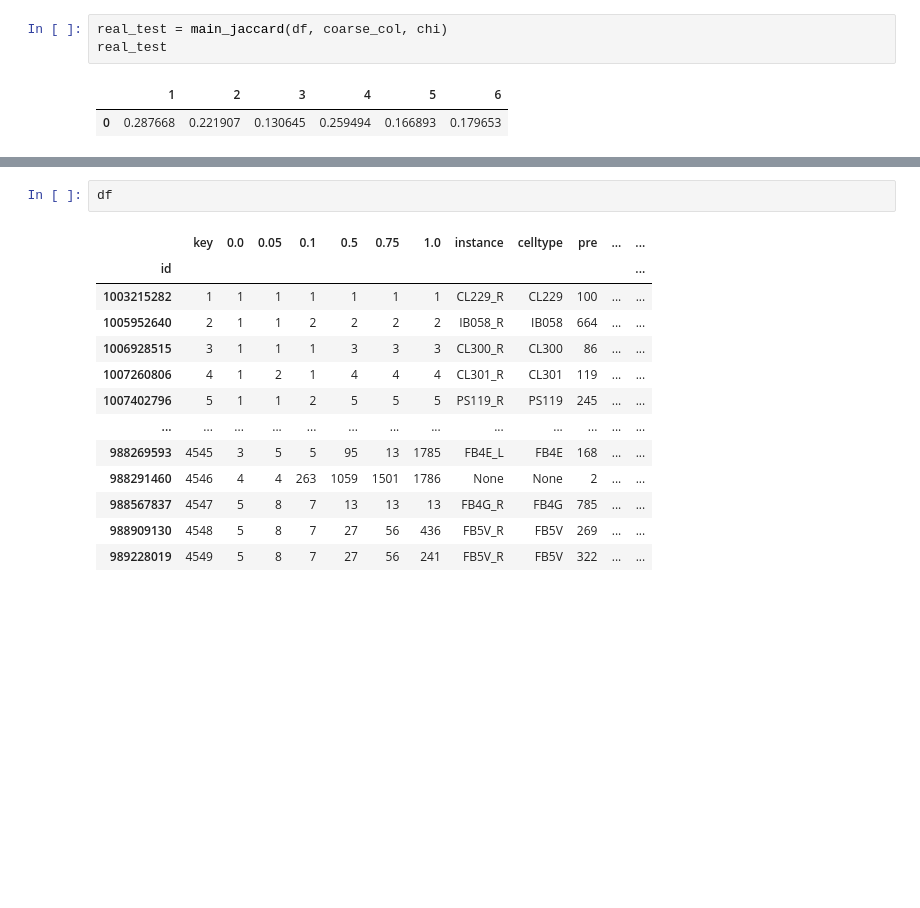
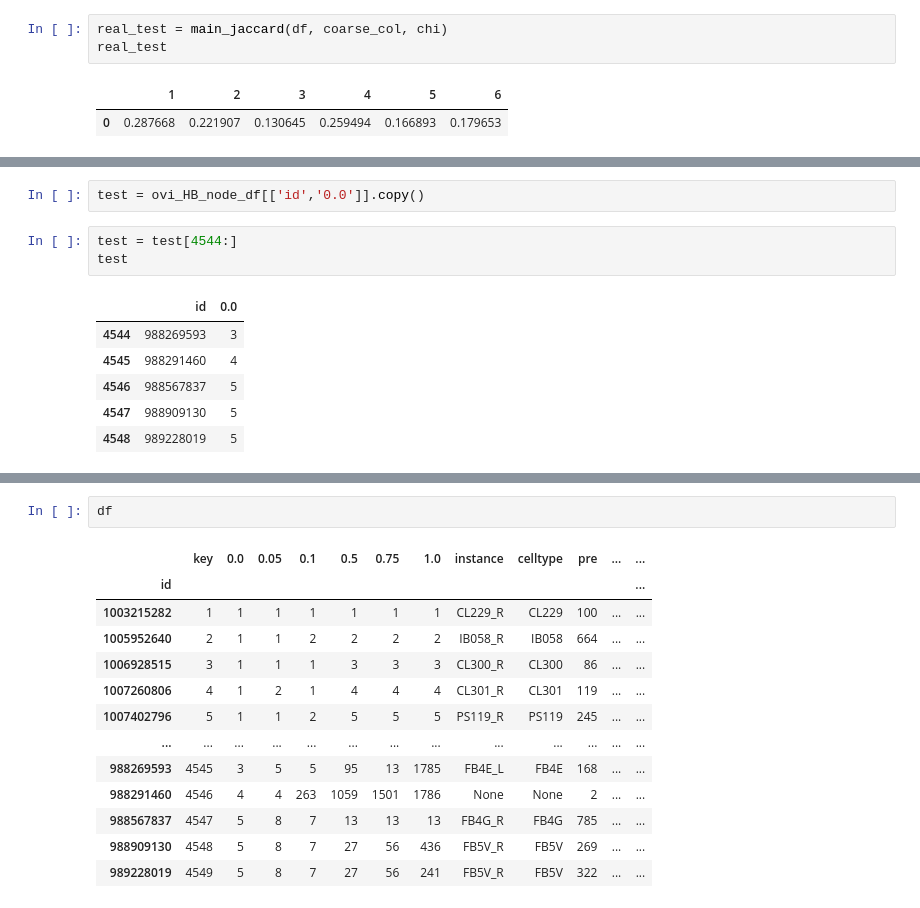
Before and after one commit to Gutierrez-lab/oviIN-analyses-gabrielle, a Jupyter notebook: jaccard_sandbox.ipynb, the cells around one changed output, grey strips where cells are left out. Cells and saved outputs as stored; diff of their text form; blank space fills up the shorter version.

```diff
--- a/jaccard_sandbox.ipynb
+++ b/jaccard_sandbox.ipynb
@@ -269,0 +299,12 @@ real_test
+# %%
+test = ovi_HB_node_df[['id','0.0']].copy()
+# %%
+test = test[4544:]
+test
+# %% [output]
+|  | id | 0.0 |
+| 4544 | 988269593 | 3 |
+| 4545 | 988291460 | 4 |
+| 4546 | 988567837 | 5 |
+| 4547 | 988909130 | 5 |
+| 4548 | 989228019 | 5 |
```
Also changed, not shown: parts of 11 cells of this notebook.
